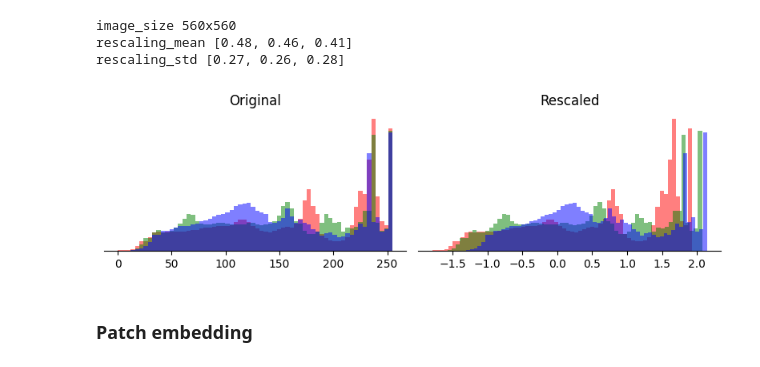
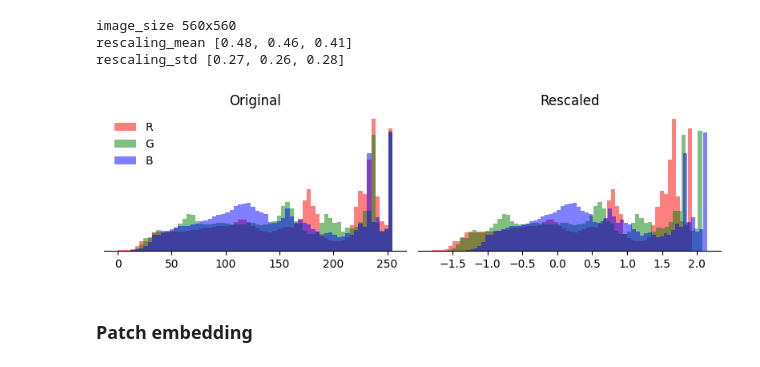
Before and after one commit to graphcore-research/llama-mobile-vlm, a Jupyter notebook: 20241022-MllamaExample/MllamaBlog.ipynb, the cells around one changed output. Saved outputs shown, nothing was run; the diff lists cells and outputs as text; code cells hidden in the pictures.

```diff
--- a/20241022-MllamaExample/MllamaBlog.ipynb
+++ b/20241022-MllamaExample/MllamaBlog.ipynb
@@ -672,21 +672,22 @@ rescaling_std [0.27, 0.26, 0.28]
 # %%
 _image = tensor(np.asarray(image)[..., :3])
 
 norm_image = (
     (_image / 255) - tensor(config.vision.image_mean)
 ) / tensor(config.vision.image_std)
 
 _, axs = plt.subplots(ncols=2, figsize=(8, 2.5), sharey=True)
 for title, ax, _img in [("Original", axs[0], _image), ("Rescaled", axs[1], norm_image)]:
     for _color, _i in zip("rgb", _img.flatten(end_dim=-2).T):
-        ax.hist(_i, color=_color, bins=64, alpha=.5)
+        ax.hist(_i, color=_color, bins=64, alpha=.5, label=_color.upper())
         ax.set_yticks([])
         ax.spines["left"].set_visible(False)
         ax.set_title(title)
+axs[0].legend()
 plt.tight_layout()
 save("pre_rescaling")
 # %% [output]
-[figure, old version]
+[figure, new version]
 # %% [markdown]
 ### Patch embedding
 # %%
```
Also changed, not shown: parts of 1 cell of this notebook.
